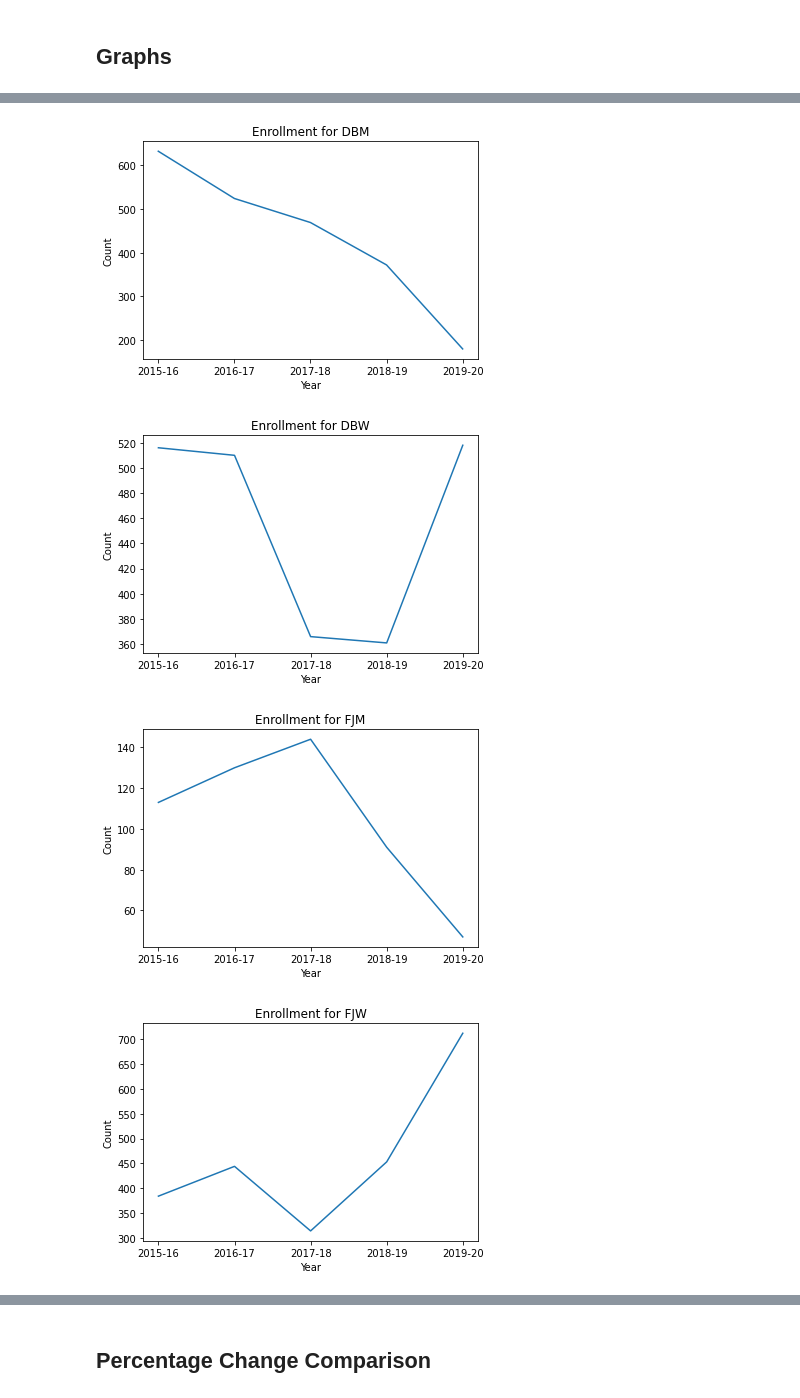
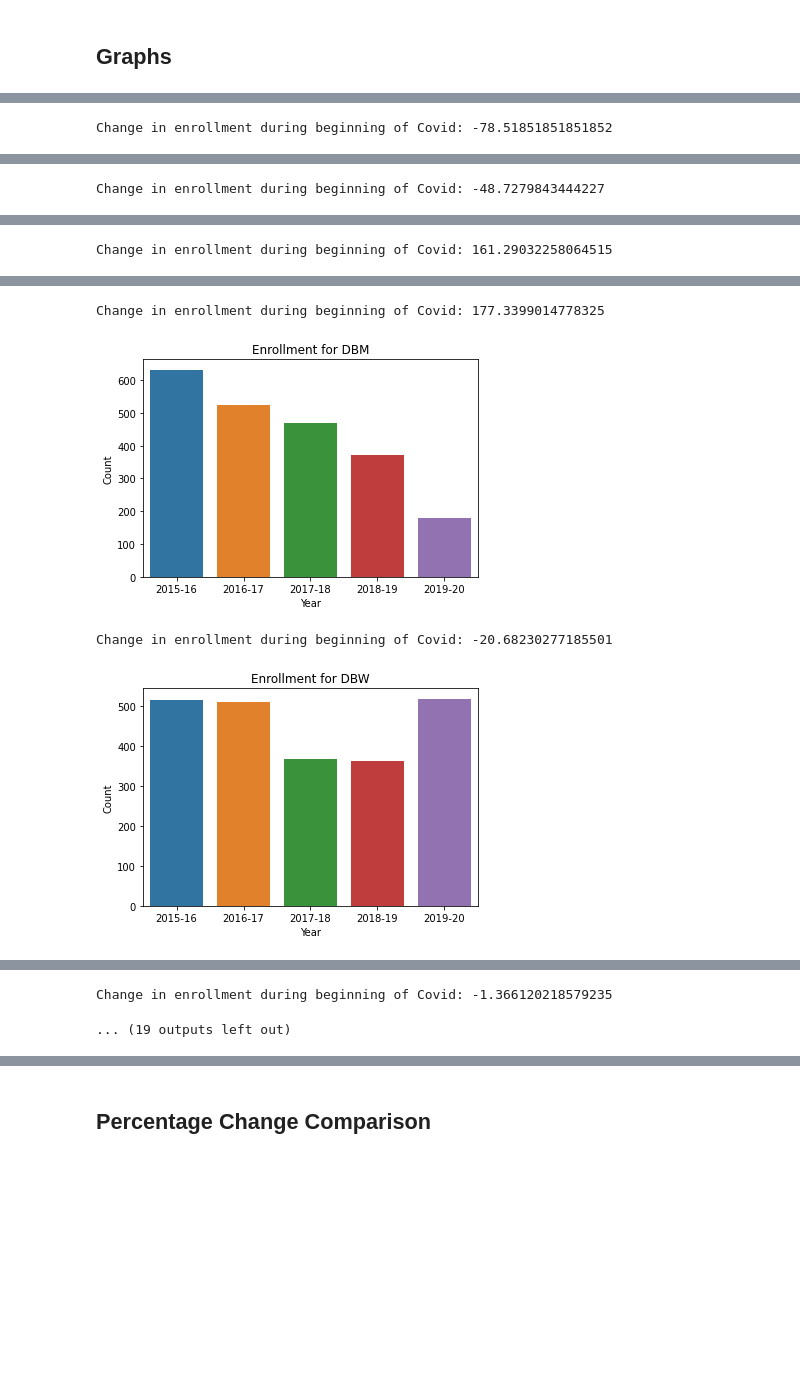
Before and after one commit to Motamensalih/Enrollment-Magnifier, a Jupyter notebook: main.ipynb, the cells around one changed output, grey strips where cells are left out. Saved outputs shown, nothing was run; the diff lists cells and outputs as text; code cells hidden in the pictures; blank space fills up the shorter version.

```diff
--- a/main.ipynb
+++ b/main.ipynb
@@ -486,10 +486,19 @@ print(mzm)
 campuses = campuses.drop(campuses[campuses['Campus'] == 'MZM'].index)
 # %% [markdown]
 ## Graphs
+# %%
+def per_change(first_value, second_value):
+    return ((second_value - first_value) / first_value * 100)
 # %%
 for campus in campuses.Campus.unique():
     df = campuses[campuses.Campus == campus]
-    sns.lineplot(data=df, x='Year', y='Count').set(title=f'Enrollment for {campus}')
+    graph_title = 'Enrollment for ' + campus
+    sns.barplot(x=df.Year, y=df.Count).set(title=graph_title)
     plt.show()
     plt.clf()
+
+    covid_change = per_change(df[df.Year == '2017-18'].Count.sum(), df[df.Year == '2018-19'].Count.sum())
+
+
+    print(f"Change in enrollment during beginning of Covid: {covid_change}")
 # %% [output]
@@ -496,0 +506 @@ for campus in campuses.Campus.unique():
+Change in enrollment during beginning of Covid: -78.51851851851852
@@ -497,0 +508 @@ for campus in campuses.Campus.unique():
+Change in enrollment during beginning of Covid: -48.7279843444227
@@ -498,0 +510 @@ for campus in campuses.Campus.unique():
+Change in enrollment during beginning of Covid: 161.29032258064515
@@ -500,4 +512,4 @@ for campus in campuses.Campus.unique():
+Change in enrollment during beginning of Covid: 177.3399014778325
-[figure, old version]
+[figure, new version]
+Change in enrollment during beginning of Covid: -20.68230277185501
-[figure, old version]
+[figure, new version]
-[figure, removed]
-[figure, removed]
@@ -509,2 +516,4 @@ for campus in campuses.Campus.unique():
+Change in enrollment during beginning of Covid: -1.366120218579235
+... (19 outputs left out)
 # %%
 sns.lineplot(data=campuses, x='Year', y='Count', hue='Campus')
```
Also changed, not shown: parts of 4 cells of this notebook, 1 other file.
